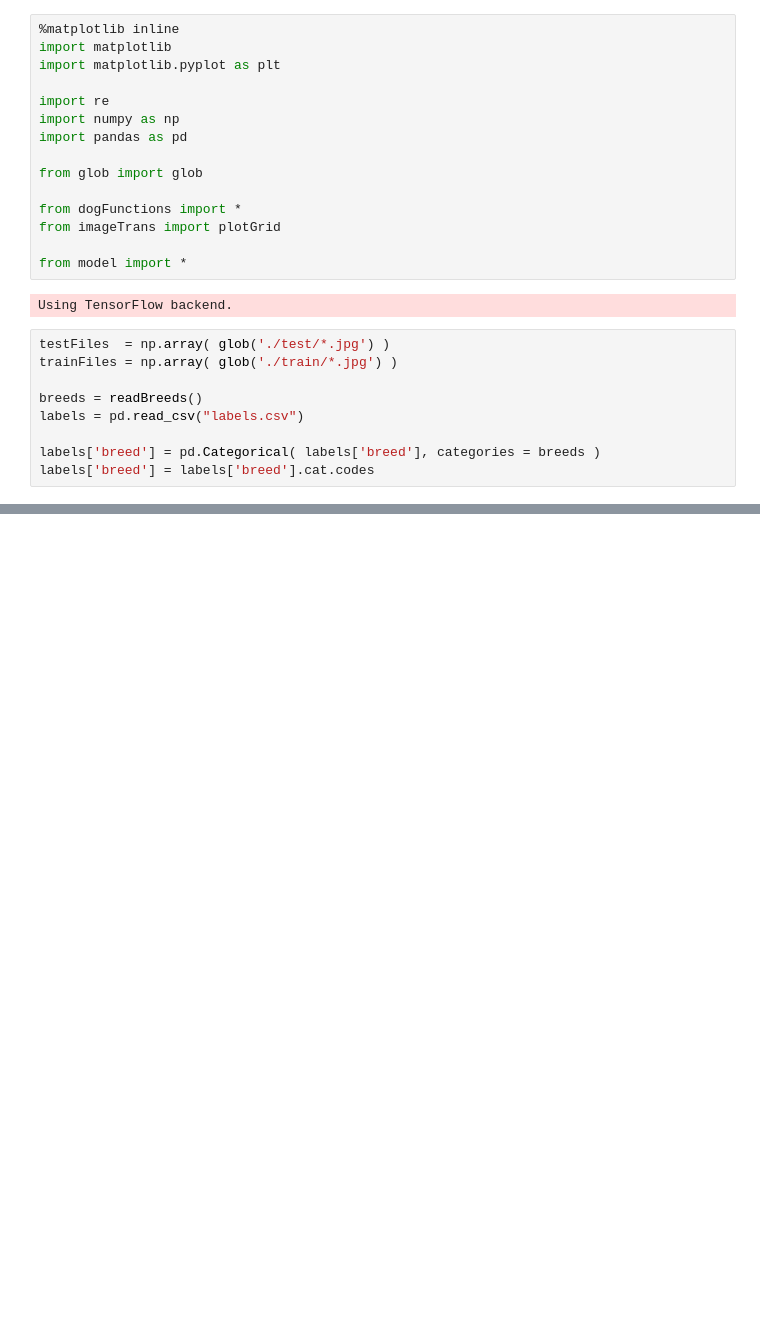
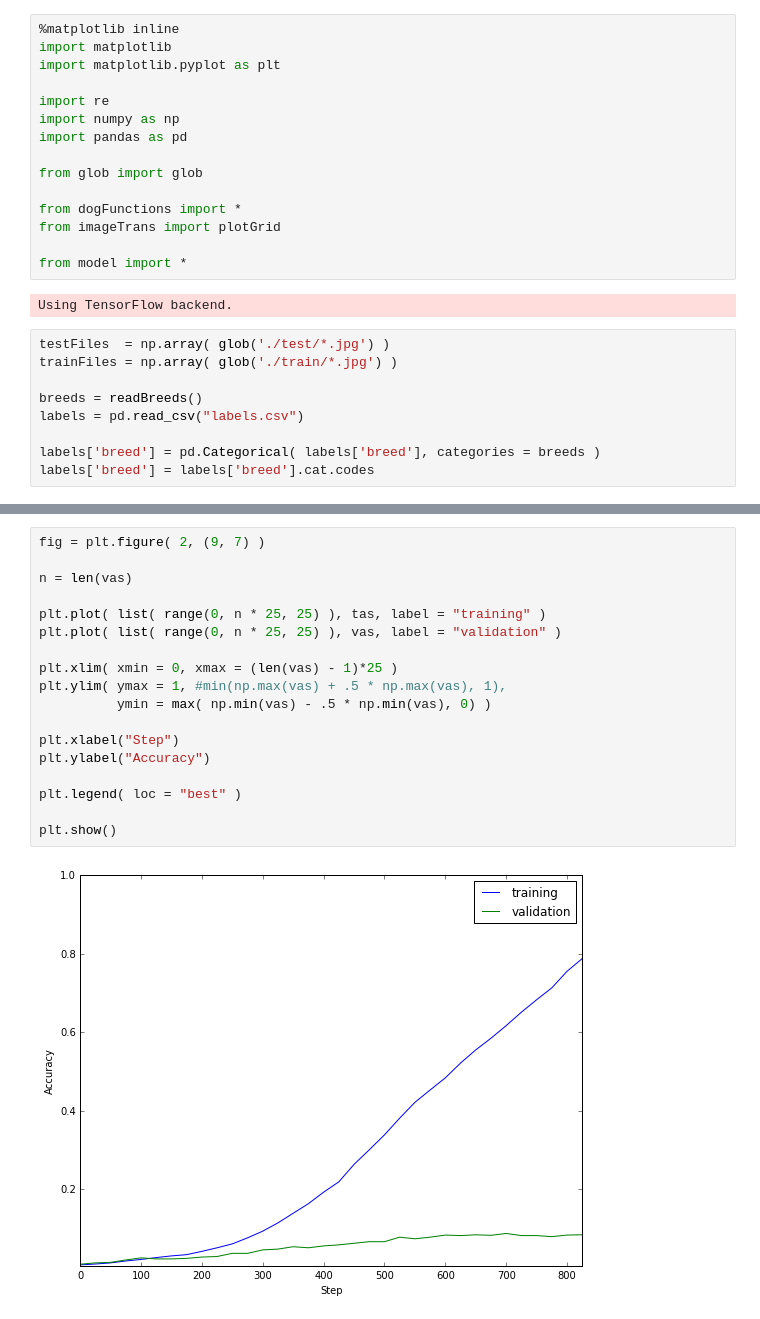
Before and after one commit to m0baxter/DogClassifier, a Jupyter notebook: dogClassifier.ipynb, the cells around one changed output, grey strips where cells are left out. Cells and saved outputs as stored; diff of their text form; blank space fills up the shorter version.

```diff
--- a/dogClassifier.ipynb
+++ b/dogClassifier.ipynb
@@ -61,0 +95,20 @@ plt.show()
+# %%
+fig = plt.figure( 2, (9, 7) )
+
+n = len(vas)
+
+plt.plot( list( range(0, n * 25, 25) ), tas, label = "training" )
+plt.plot( list( range(0, n * 25, 25) ), vas, label = "validation" )
+
+plt.xlim( xmin = 0, xmax = (len(vas) - 1)*25 )
+plt.ylim( ymax = 1, #min(np.max(vas) + .5 * np.max(vas), 1),
+          ymin = max( np.min(vas) - .5 * np.min(vas), 0) )
+
+plt.xlabel("Step")
+plt.ylabel("Accuracy")
+
+plt.legend( loc = "best" )
+
+plt.show()
+# %% [output]
+[figure, added]
```
Also changed, not shown: parts of 3 cells of this notebook, 2 other files.
